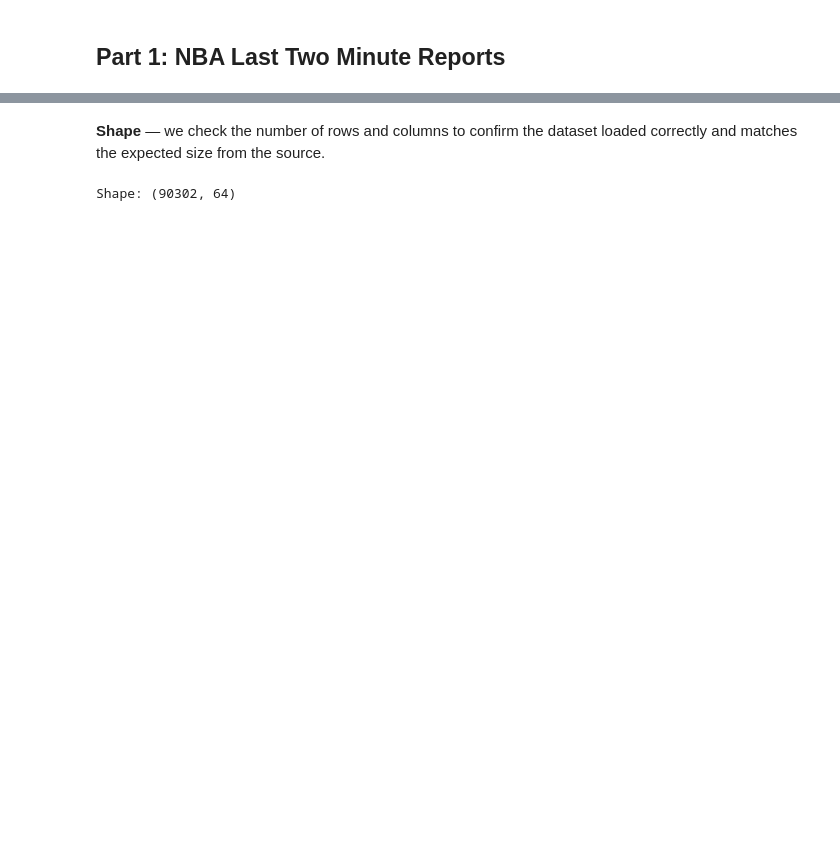
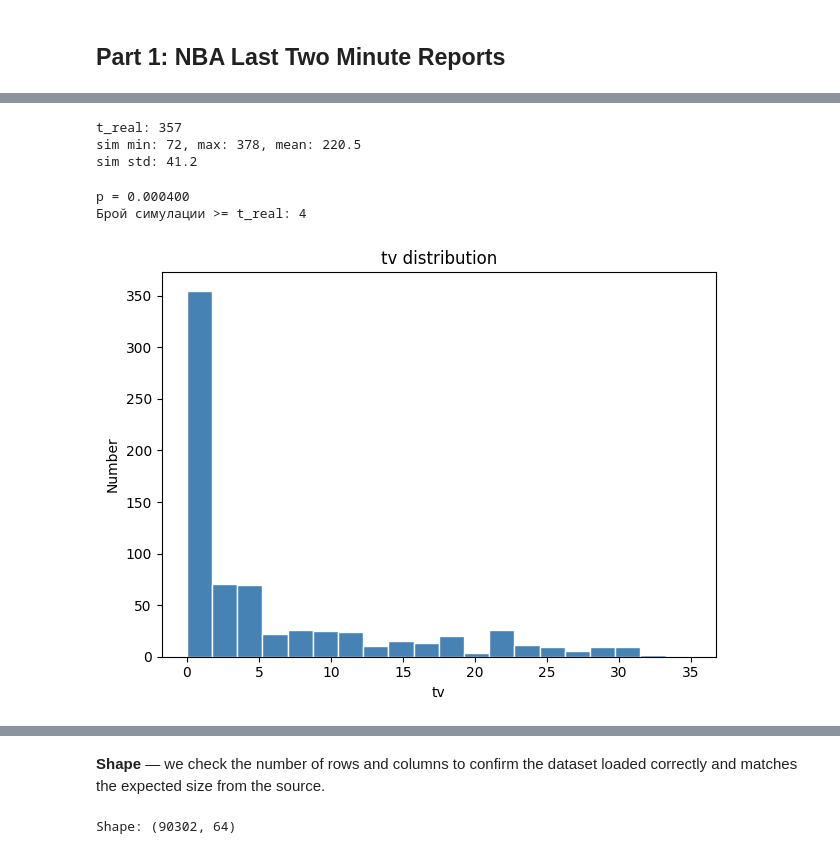
Before and after one commit to RoumenNikolov/decision-bias-study, a Jupyter notebook: bias_analysis.ipynb, the cells around one changed output, grey strips where cells are left out. Cells and saved outputs as stored; diff of their text form; code cells hidden in the pictures; blank space fills up the shorter version.

```diff
--- a/bias_analysis.ipynb
+++ b/bias_analysis.ipynb
@@ -47,0 +281,42 @@ The leading reference for this dataset ис [PelechrinisL2M].
+# %%
+subset = l2m_sample[l2m_sample['season'].astype(int).isin(range(2015, 2020))]
+t_real_check = calc_t_real(subset)
+
+probs = subset.merge(sample_probs, on='call_type', how='left')
+t_sims_check = []
+for _ in range(10000):
+    monte = np.random.uniform(0, 1, len(probs))
+    p1 = probs['p1'].values
+    p2 = probs['p2'].values
+    cs = probs['committing_side'].values
+    ds = probs['disadvantaged_side'].values
+    inch = ((cs=='home') & (monte < p1)).sum()
+    icc  = ((cs=='home') & (monte >= p1) & (monte < p2)).sum()
+    incd = ((ds=='home') & (monte < p1)).sum()
+    icd  = ((ds=='home') & (monte >= p1) & (monte < p2)).sum()
+    t_sims_check.append((inch + icd) - (incd + icc))
+
+print(f"t_real: {t_real_check}")
+print(f"sim min: {min(t_sims_check)}, max: {max(t_sims_check)}, mean: {np.mean(t_sims_check):.1f}")
+print(f"sim std: {np.std(t_sims_check):.1f}")
+# %% [output]
+t_real: 357
+sim min: 72, max: 378, mean: 220.5
+sim std: 41.2
+# %%
+print(f"p = {np.mean(np.array(t_sims_check) >= t_real_check):.6f}")
+print(f"Брой симулации >= t_real: {np.sum(np.array(t_sims_check) >= t_real_check)}")
+# %% [output]
+p = 0.000400
+Брой симулации >= t_real: 4
+# %%
+tv_data = pd.read_csv('data/input/nba/eda/haberstroh_team_ratings.csv', low_memory=False)
+tv_data['tv_games'].dropna().plot(
+    kind='hist', bins=20, color='steelblue', edgecolor='white')
+plt.title('tv distribution')
+plt.xlabel('tv')
+plt.ylabel('Number')
+plt.tight_layout()
+plt.show()
+# %% [output]
+[figure, added]
```
Also changed, not shown: parts of 106 cells of this notebook, 12 other files.
